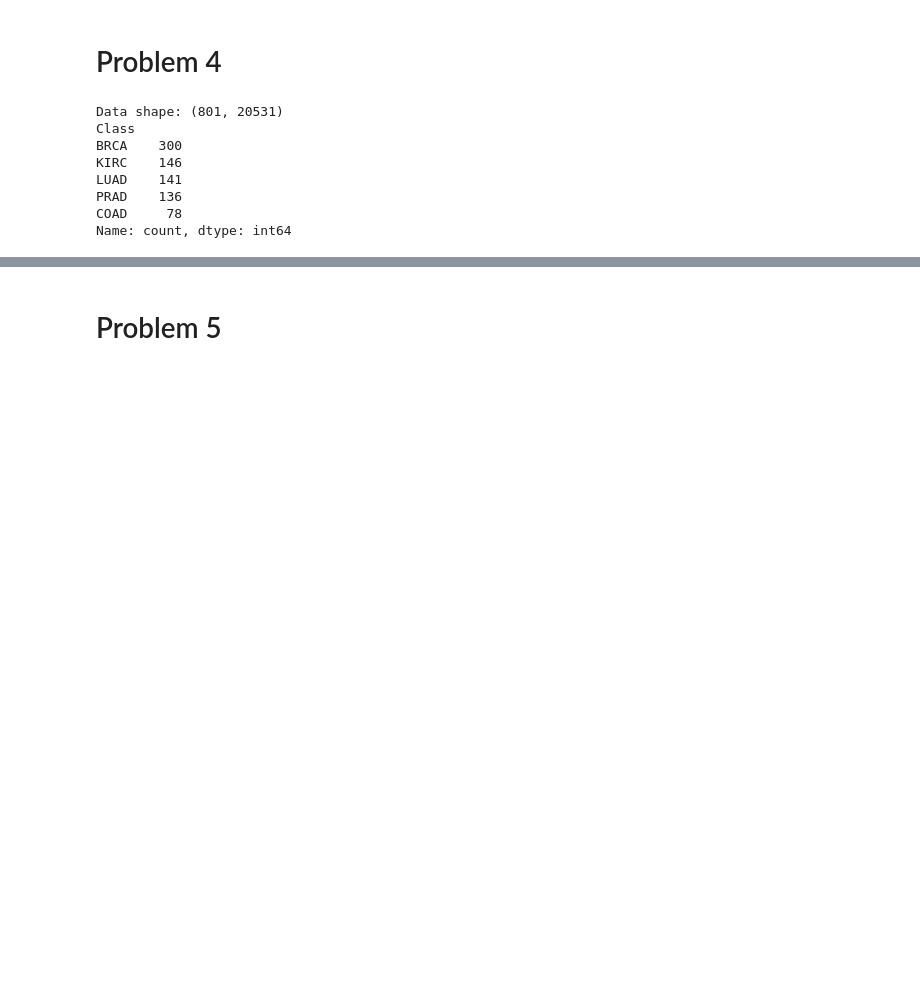
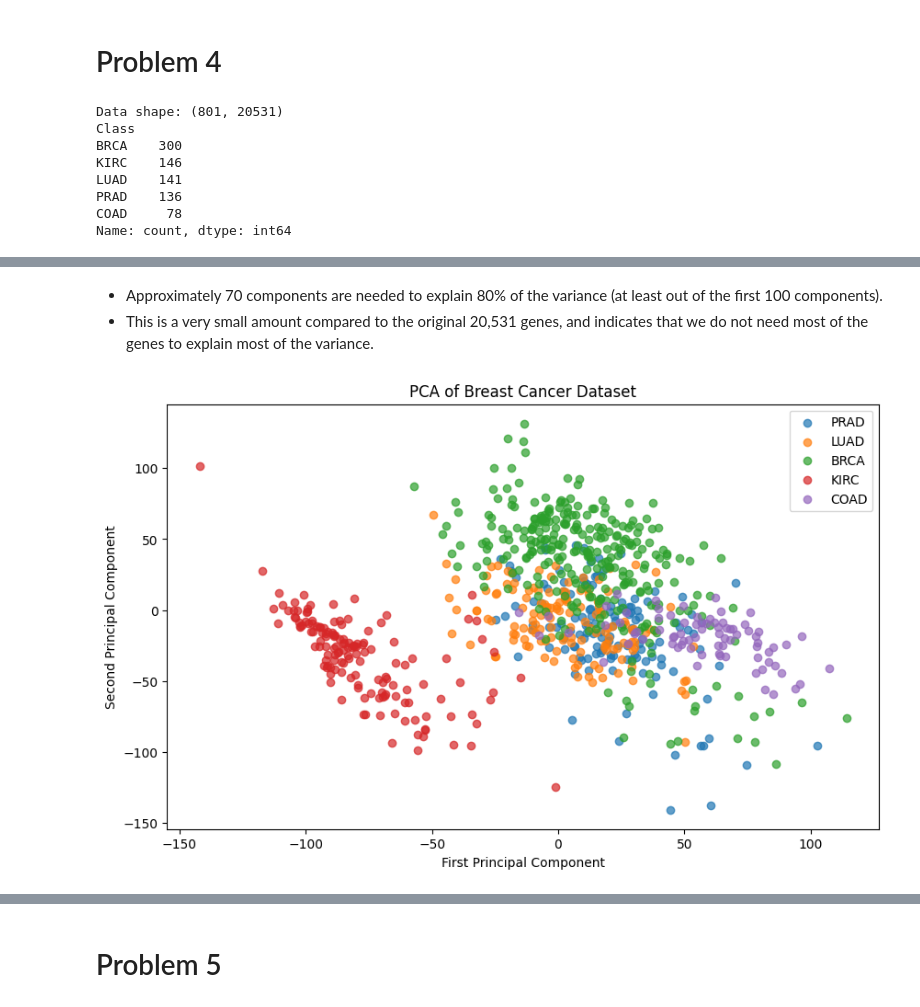
Before and after one commit to sonirohan/intro-ml, a Jupyter notebook: hw3/hw3.ipynb, the cells around one changed output, grey strips where cells are left out. Drawn from its saved outputs; the diff is of its cells as text; code cells hidden in the pictures; blank space fills up the shorter version.

```diff
--- a/hw3/hw3.ipynb
+++ b/hw3/hw3.ipynb
@@ -85,0 +131,11 @@ Name: count, dtype: int64
+# %%
+# 4(b)(ii)
+# calculate the variance
+X_pca, components, S = pca_svd(data_standardized, k=2)
+
+n = data_standardized.shape[0]
+# eigenvalues (Variances) = (Singular Values^2) / (n - 1)
+explained_variances = (S**2) / (n - 1)
+
+print(f"Explained variance for component 0: {explained_variances[0]}")
+print(f"Explained variance for component 1: {explained_variances[1]}")
@@ -85,0 +243,22 @@ Name: count, dtype: int64
+# %% [markdown]
+ - Approximately 70 components are needed to explain 80% of the variance (at least out of the first 100 components).
+ - This is a very small amount compared to the original 20,531 genes, and indicates that we do not need most of the genes to explain most of the variance.
+# %%
+# 4(e)
+
+# project all 801 samples to 2D using the PCA implementation
+components, projected, explained_variance = pca_eig(data_standardized, k=2)
+
+# make a scatter plot and color each point by its tumor type (5 colors, with a legend)
+plt.figure(figsize=(10, 6))
+for tumor_type in labels["Class"].unique():
+    idx = labels["Class"] == tumor_type
+    projected_array = projected.values  # or np.array(projected)
+    plt.scatter(projected_array[idx, 0], projected_array[idx, 1], label=tumor_type, alpha=0.7)
+plt.xlabel("First Principal Component")
+plt.ylabel("Second Principal Component")
+plt.title("PCA of Breast Cancer Dataset")
+plt.legend()
+plt.show()
+# %% [output]
+[figure, added]
```
Also changed, not shown: parts of 28 cells of this notebook.
